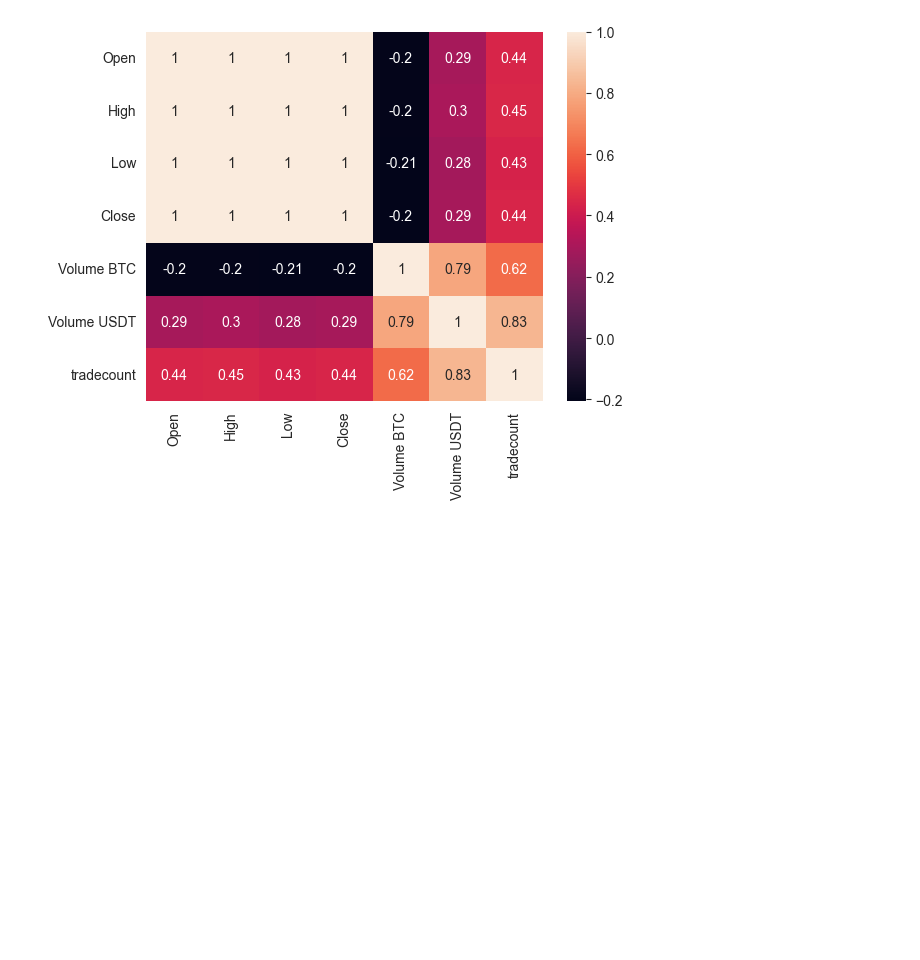
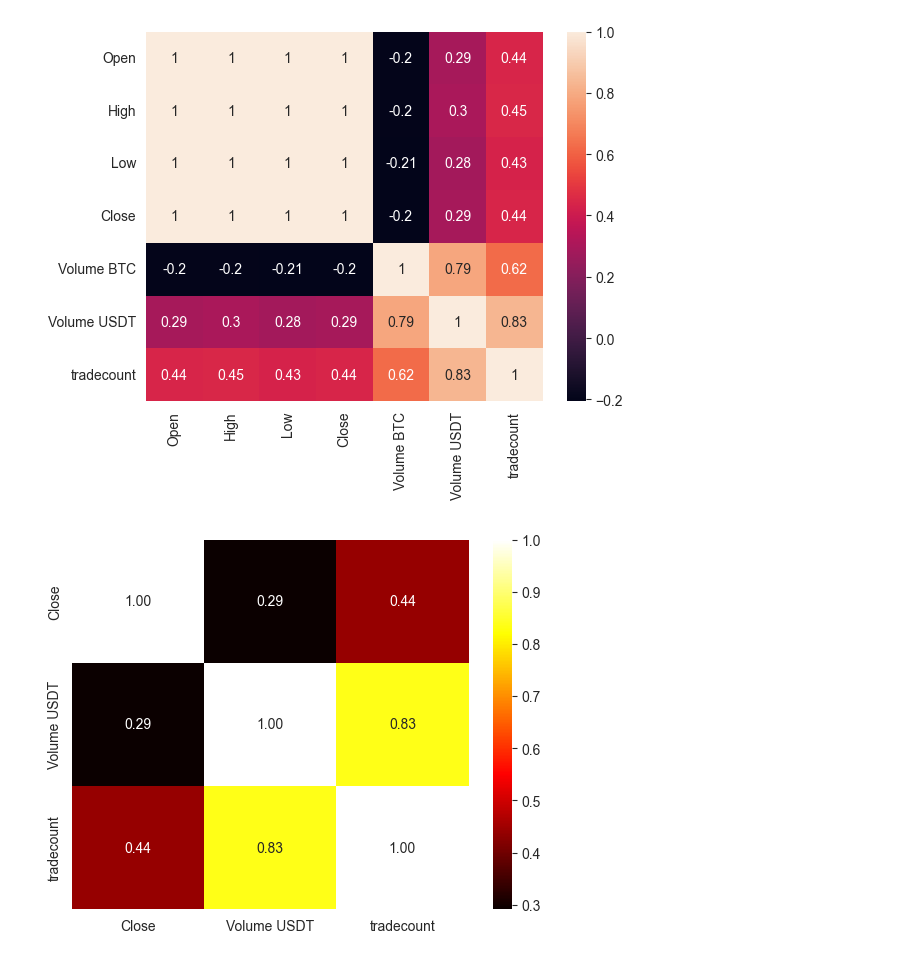
Before and after one commit to Artarazaz/BTC-predection-model, a Jupyter notebook: notebooks/data_preprocesing.ipynb, the cells around one changed output. Drawn from its saved outputs; the diff is of its cells as text; code cells hidden in the pictures; blank space fills up the shorter version.

```diff
--- a/notebooks/data_preprocesing.ipynb
+++ b/notebooks/data_preprocesing.ipynb
@@ -64,3 +64,9 @@ sns.heatmap(corr, annot=True)
 plt.show()
 # %% [output]
 [figure]
+# %%
+corr2 = df[['Close', 'Volume USDT', 'tradecount']].corr()
+sns.heatmap(corr2, annot=True, cmap='hot', fmt='.2f')
+plt.show()
+# %% [output]
+[figure, added]
```
Also changed, not shown: parts of 10 cells of this notebook, 1 other file.
